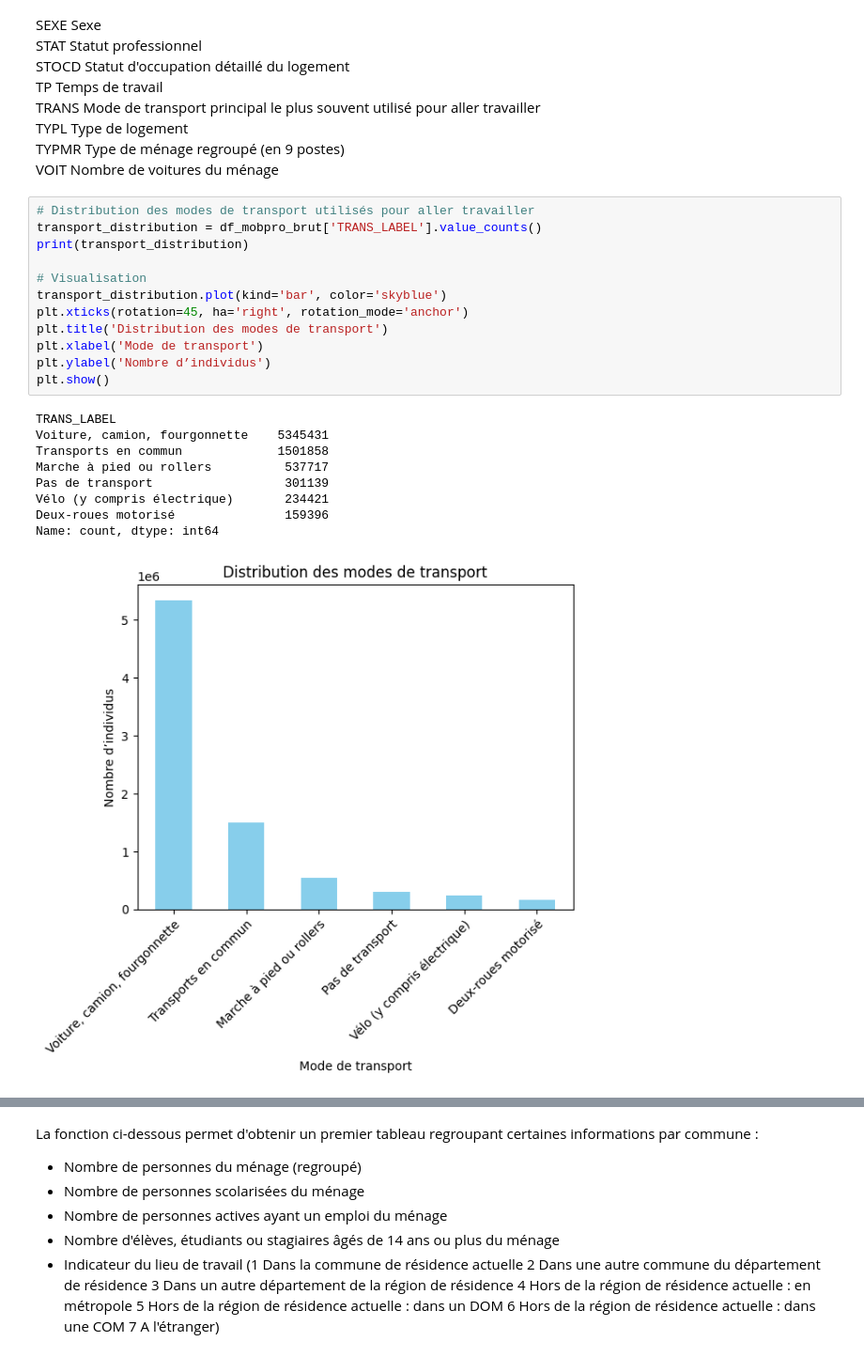
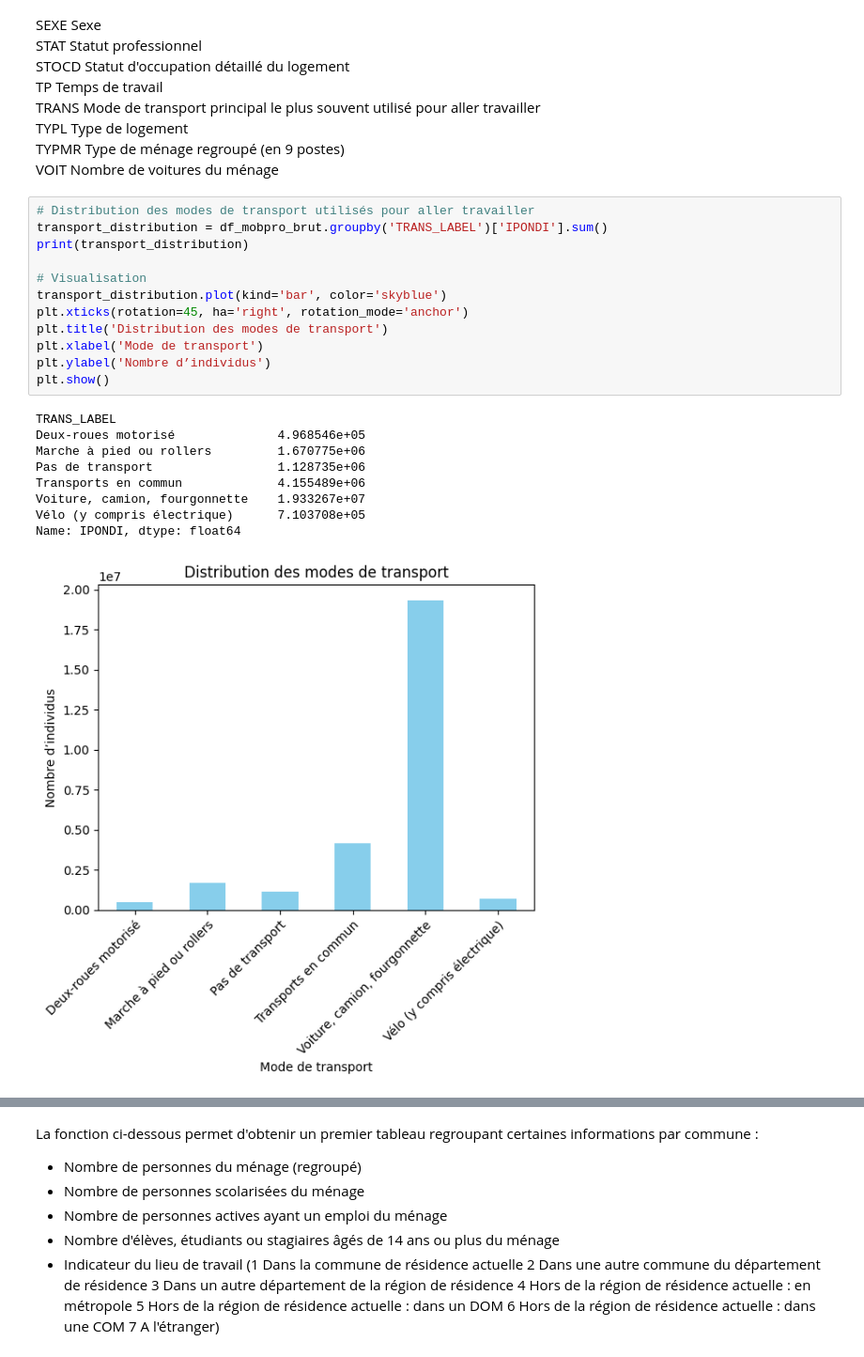
Before and after one commit to Qntouille/statapp, a Jupyter notebook: stat_desc_mobpro.ipynb, the cells around one changed output, grey strips where cells are left out. Shown at 94% size. Drawn from its saved outputs; the diff is of its cells as text.

```diff
--- a/stat_desc_mobpro.ipynb
+++ b/stat_desc_mobpro.ipynb
@@ -61,25 +75,25 @@ TYPMR Type de ménage regroupé (en 9 postes)
 VOIT Nombre de voitures du ménage
 # %%
 # Distribution des modes de transport utilisés pour aller travailler
-transport_distribution = df_mobpro_brut['TRANS_LABEL'].value_counts()
+transport_distribution = df_mobpro_brut.groupby('TRANS_LABEL')['IPONDI'].sum()
 print(transport_distribution)
 
 # Visualisation
 transport_distribution.plot(kind='bar', color='skyblue')
 plt.xticks(rotation=45, ha='right', rotation_mode='anchor')
 plt.title('Distribution des modes de transport')
 plt.xlabel('Mode de transport')
 plt.ylabel('Nombre d’individus')
 plt.show()
 # %% [output]
 TRANS_LABEL
-Voiture, camion, fourgonnette    5345431
-Transports en commun             1501858
-Marche à pied ou rollers          537717
-Pas de transport                  301139
-Vélo (y compris électrique)       234421
-Deux-roues motorisé               159396
-Name: count, dtype: int64
+Deux-roues motorisé              4.968546e+05
+Marche à pied ou rollers         1.670775e+06
+Pas de transport                 1.128735e+06
+Transports en commun             4.155489e+06
+Voiture, camion, fourgonnette    1.933267e+07
+Vélo (y compris électrique)      7.103708e+05
+Name: IPONDI, dtype: float64
-[figure, old version]
+[figure, new version]
 # %%
 # Âge moyen par mode de transport
```
Also changed, not shown: parts of 10 cells of this notebook.
